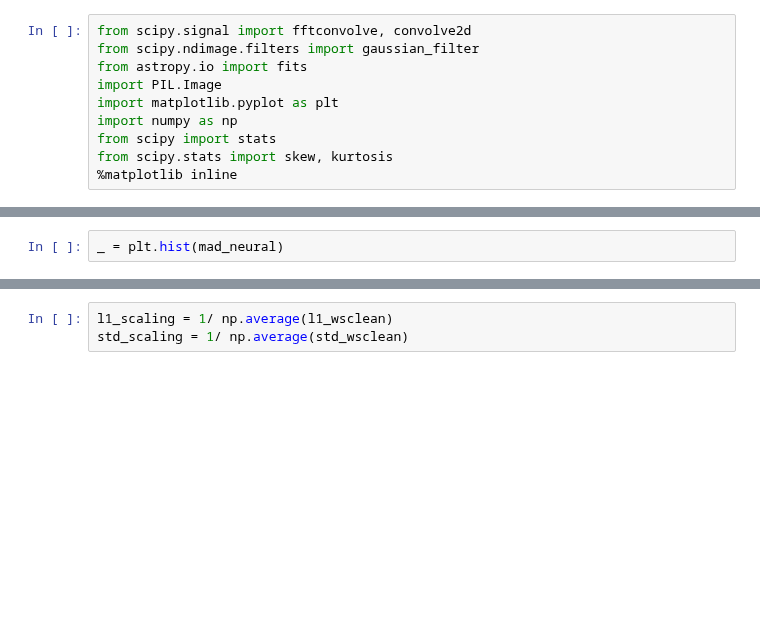
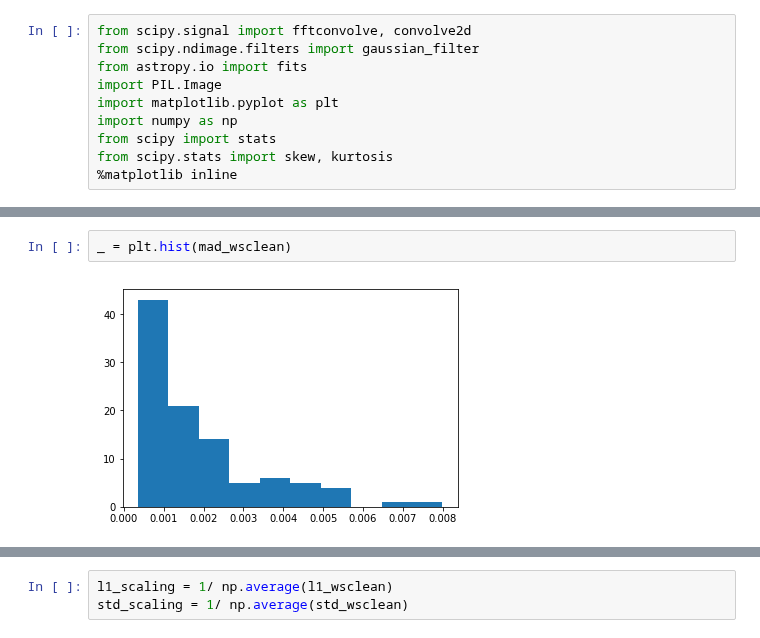
Before and after one commit to gijzelaerr/vacuum-cleaner, a Jupyter notebook: notebooks/compare_chi2.ipynb, the cells around one changed output, grey strips where cells are left out. Cells and saved outputs as stored; diff of their text form; blank space fills up the shorter version.

```diff
--- a/notebooks/compare_chi2.ipynb
+++ b/notebooks/compare_chi2.ipynb
@@ -105,5 +160,7 @@ _ = plt.hist(mad_neural)
 # %%
-_ = plt.hist(mad_neural)
+_ = plt.hist(mad_wsclean)
+# %% [output]
+[figure, added]
 # %%
 m = max(std_wsclean + std_neural)
 f, (a1) = plt.subplots(1, 1, figsize=(8,8))
```
Also changed, not shown: parts of 15 cells of this notebook, 2 other files.
